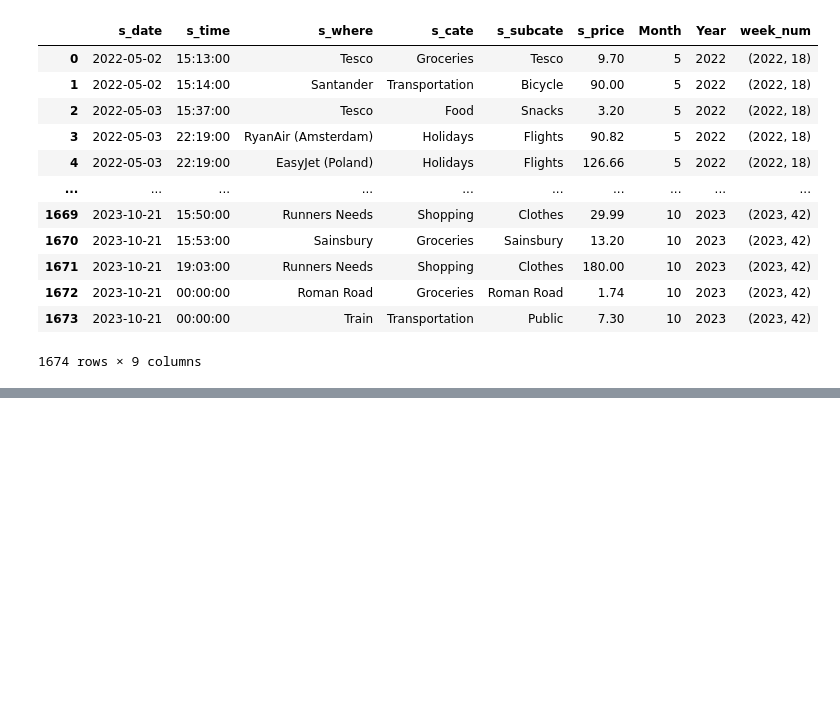
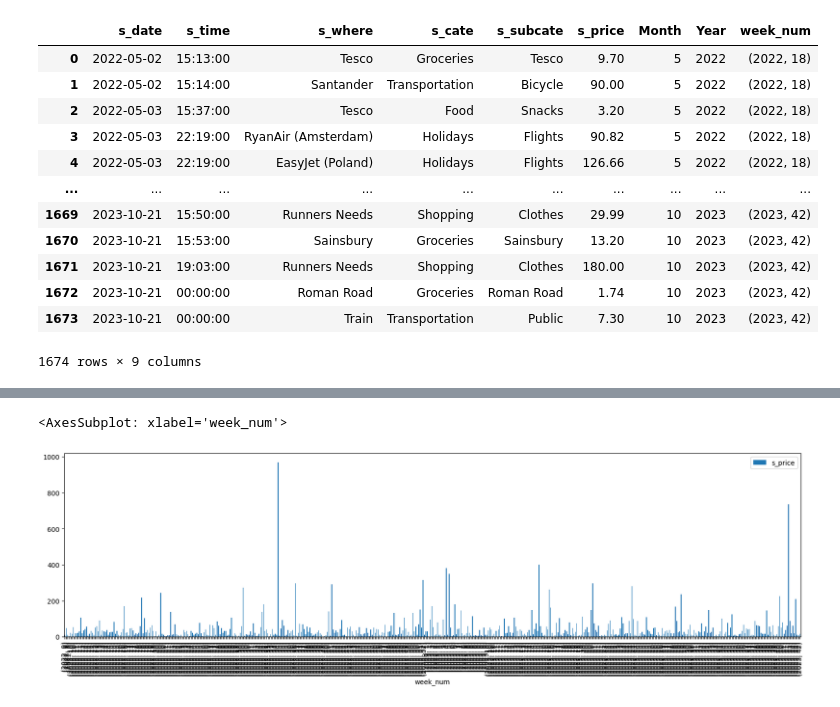
Before and after one commit to Ant-mel/personal_budget, a Jupyter notebook: explore.ipynb, the cells around one changed output, grey strips where cells are left out. Cells and saved outputs as stored; diff of their text form; code cells hidden in the pictures; blank space fills up the shorter version.

```diff
--- a/explore.ipynb
+++ b/explore.ipynb
@@ -62,3 +63,17 @@ Text(0.5, 1.0, 'Average spend over 20 months')
 1. Add weekly spend overlay to the Monthly totals graph - perhaps do this as violin plots? Kinda like crypto graphs
 2. Be able to create your own categories
 3. Be able to look into sub categories
+# %%
+master['s_cate'].unique()
+
+all_cats = [     'Groceries', 'Transportation',           'Food',       'Holidays',
+  'Entertainment',          'Other',      'Education',        'Culture',
+  'Subscriptions',         'Health',       'Shopping',           'Rent',
+        'Herbals',     'Investment',      'Donations',      'Utilities']
+
+subcats = [     'Groceries', 'Transportation',       'Food',   'Holidays',
+  'Entertainment',      'Other',    'Culture',
+  'Subscriptions',     'Health',   'Shopping', 'Herbals',  'Donations',  'Utilities']
+# %%
+subcate_mask = master['s_cate'].isin(subcats)
+master[subcate_mask]
@@ -107,0 +142,5 @@ master.groupby('week_num')['s_price'].sum().plot()
+# %%
+pd.DataFrame(master[subcate_mask].groupby(['week_num', 's_cate'])['s_price'].sum()).reset_index().set_index('week_num').plot(kind='bar', stacked=True, figsize=(20,5))
+# %% [output]
+<AxesSubplot: xlabel='week_num'>
+[figure, added]
```
Also changed, not shown: parts of 10 cells of this notebook.
